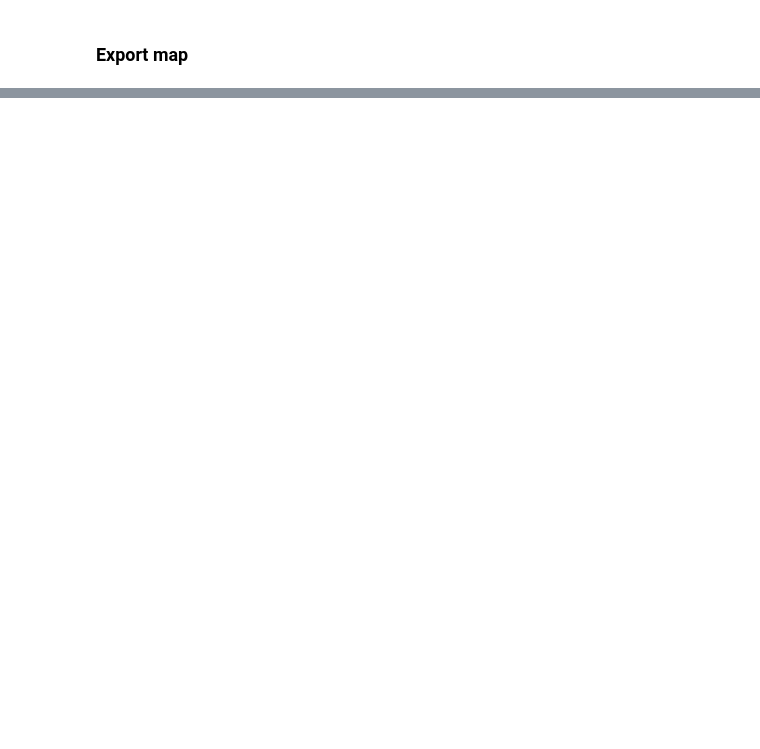
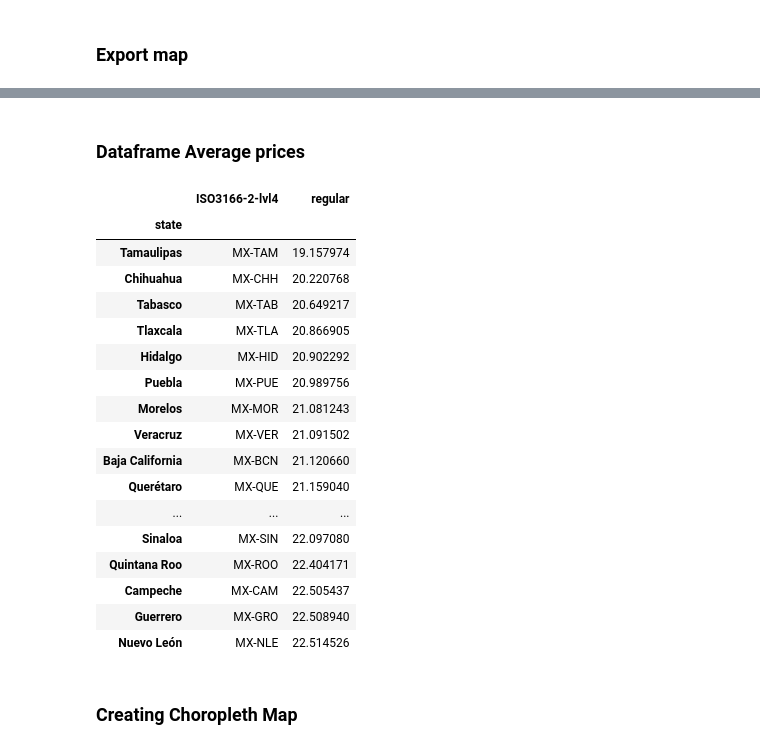
Before and after one commit to juanagsolano/gas_stations, a Jupyter notebook: map_locations.ipynb, the cells around one changed output, grey strips where cells are left out. Saved outputs shown, nothing was run; the diff lists cells and outputs as text; code cells hidden in the pictures; blank space fills up the shorter version.

Commit message:
Adding Choroplet map for average prices by state.

```diff
--- a/map_locations.ipynb
+++ b/map_locations.ipynb
@@ -144,0 +151,28 @@ map.save("export_files\map_{}.html".format(date_ex))
+# %% [markdown]
+### Dataframe Average prices
+# %%
+mean_prices = df.groupby(by=["state", "ISO3166-2-lvl4"]).mean()[
+    ["regular"]].sort_values(by="regular")
+mean_prices.reset_index("ISO3166-2-lvl4",inplace=True)
+mean_prices
+# %% [output]
+|  | ISO3166-2-lvl4 | regular |
+| state |  |  |
+| Tamaulipas | MX-TAM | 19.157974 |
+| Chihuahua | MX-CHH | 20.220768 |
+| Tabasco | MX-TAB | 20.649217 |
+| Tlaxcala | MX-TLA | 20.866905 |
+| Hidalgo | MX-HID | 20.902292 |
+| Puebla | MX-PUE | 20.989756 |
+| Morelos | MX-MOR | 21.081243 |
+| Veracruz | MX-VER | 21.091502 |
+| Baja California | MX-BCN | 21.120660 |
+| Querétaro | MX-QUE | 21.159040 |
+| ... | ... | ... |
+| Sinaloa | MX-SIN | 22.097080 |
+| Quintana Roo | MX-ROO | 22.404171 |
+| Campeche | MX-CAM | 22.505437 |
+| Guerrero | MX-GRO | 22.508940 |
+| Nuevo León | MX-NLE | 22.514526 |
+# %% [markdown]
+### Creating Choropleth Map
```
Also changed, not shown: parts of 9 cells of this notebook, 4 other files.
